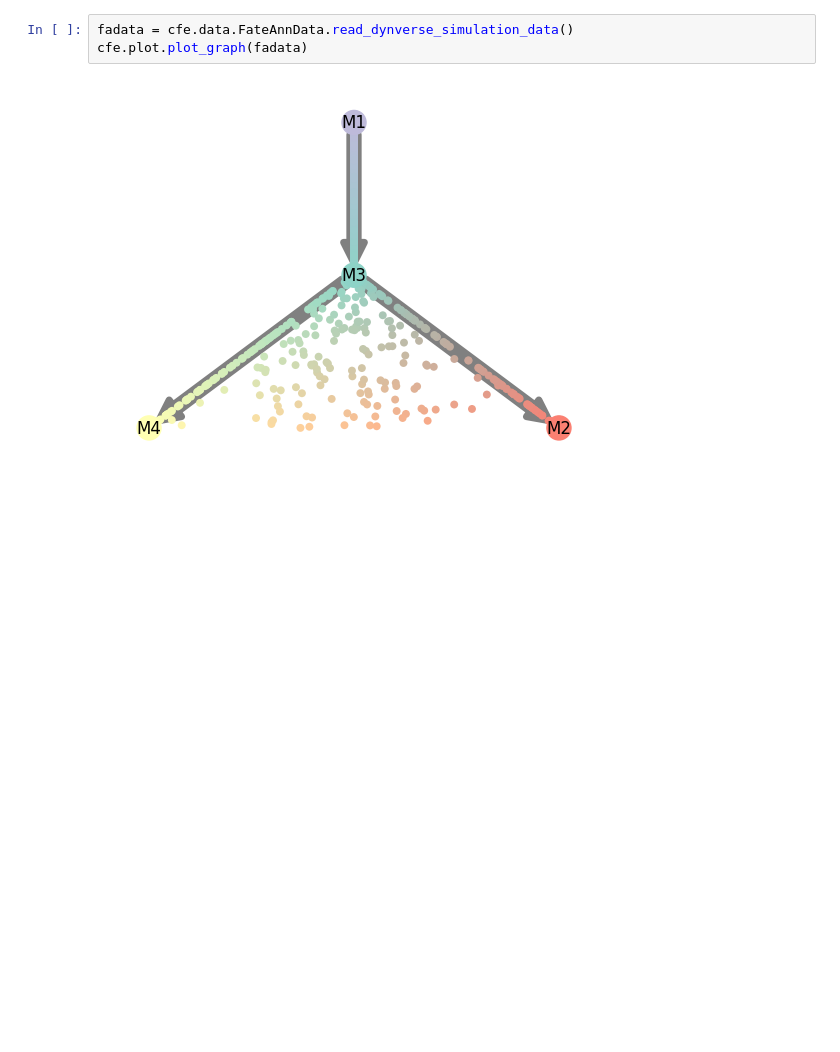
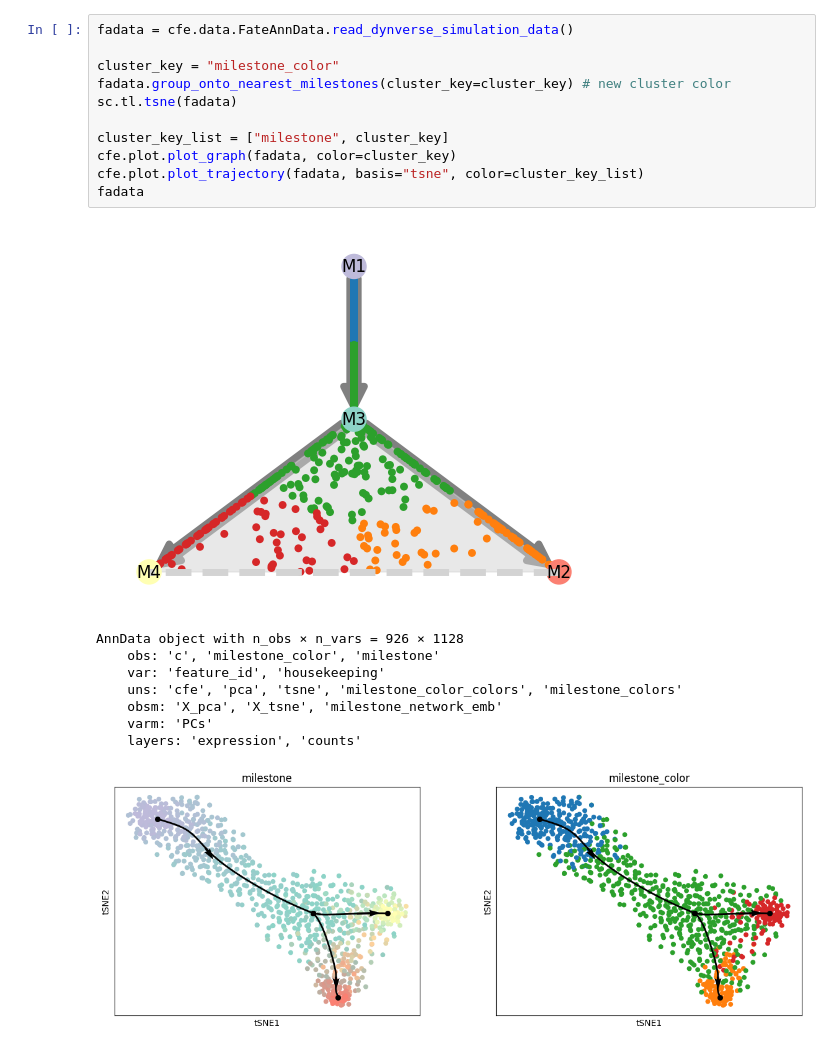
Before and after one commit to HuangDDU/CellFateExplorer, a Jupyter notebook: notebook/benchmark_dyntoy_bifurcating_1.ipynb.ipynb, the cells around one changed output. Saved outputs shown, nothing was run; the diff lists cells and outputs as text; blank space fills up the shorter version.

```diff
--- a/notebook/benchmark_dyntoy_bifurcating_1.ipynb.ipynb
+++ b/notebook/benchmark_dyntoy_bifurcating_1.ipynb.ipynb
@@ -11,8 +12,24 @@ import scanpy as sc
                                          \_____\___|_|_|_|  \__,_|\__\___|______/_/\_\ .__/|_|\___/|_|  \___|_|
                                                                                      | |
                                                                                      |_|
-# %%
-fadata = cfe.data.FateAnnData.read_dynverse_simulation_data()
-cfe.plot.plot_graph(fadata)
-# %% [output]
-[figure, removed]
+# %%
+fadata = cfe.data.FateAnnData.read_dynverse_simulation_data()
+
+cluster_key = "milestone_color"
+fadata.group_onto_nearest_milestones(cluster_key=cluster_key) # new cluster color
+sc.tl.tsne(fadata)
+
+cluster_key_list = ["milestone", cluster_key]
+cfe.plot.plot_graph(fadata, color=cluster_key)
+cfe.plot.plot_trajectory(fadata, basis="tsne", color=cluster_key_list)
+fadata
+# %% [output]
+[figure, added]
+AnnData object with n_obs × n_vars = 926 × 1128
+    obs: 'c', 'milestone_color', 'milestone'
+    var: 'feature_id', 'housekeeping'
+    uns: 'cfe', 'pca', 'tsne', 'milestone_color_colors', 'milestone_colors'
+    obsm: 'X_pca', 'X_tsne', 'milestone_network_emb'
+    varm: 'PCs'
+    layers: 'expression', 'counts'
+[figure, added]
```
Also changed, not shown: parts of 8 cells of this notebook, 7 other files.
